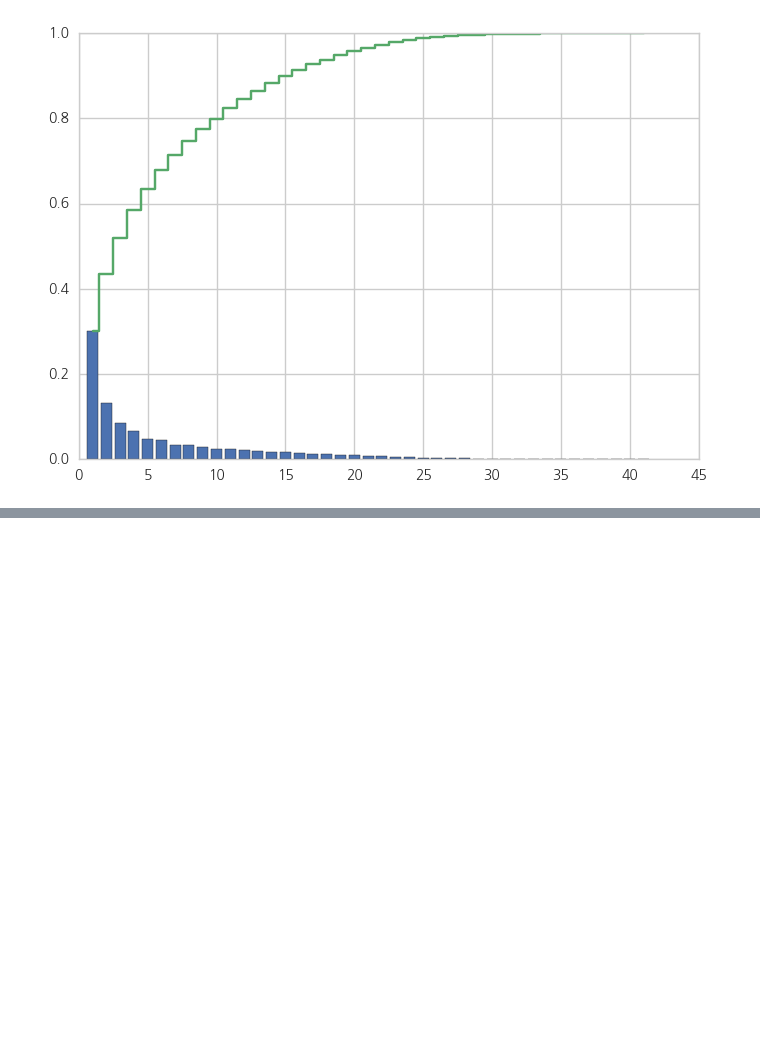
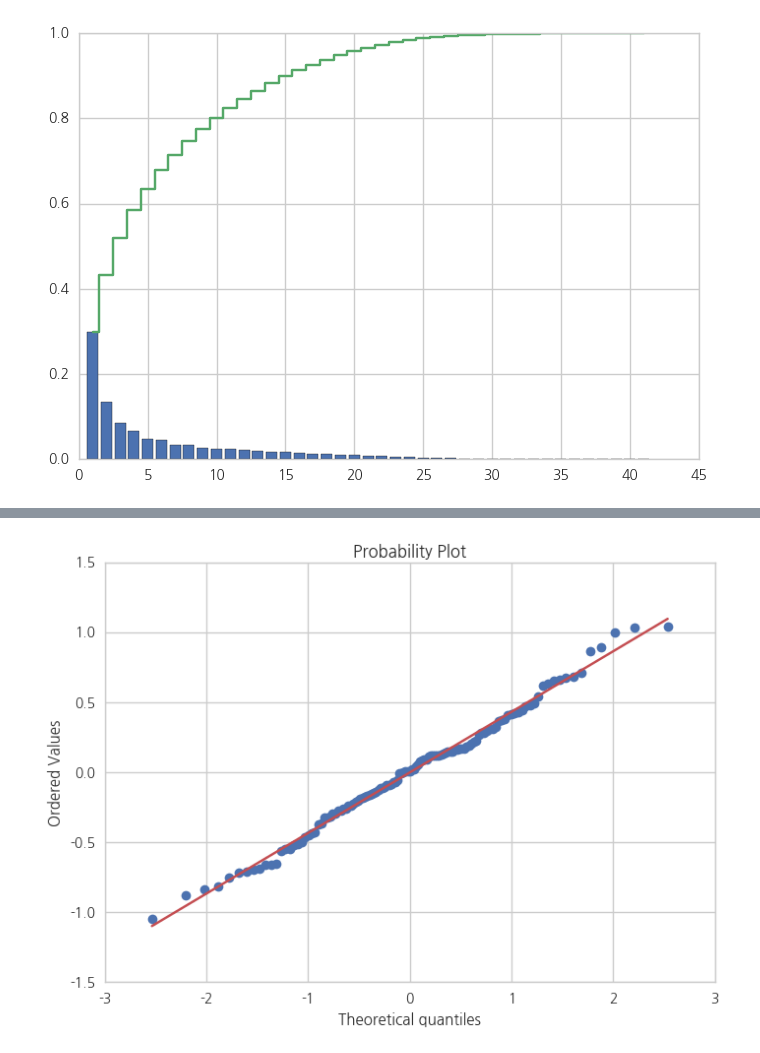
Before and after one commit to Wonheee/dss_team_project, a Jupyter notebook: Hitter_모델_PCA.ipynb, the cells around one changed output, grey strips where cells are left out. Saved outputs shown, nothing was run; the diff lists cells and outputs as text; code cells hidden in the pictures; blank space fills up the shorter version.

```diff
--- a/Hitter_모델_PCA.ipynb
+++ b/Hitter_모델_PCA.ipynb
@@ -29,0 +36,7 @@ IndexingError: Unalignable boolean Series key provided
+# %%
+dfX_hitter = dfX_hitter.drop(dfX_hitter.index[idx])
+dfy_hitter = dfy_hitter.drop(dfy_hitter.index[idx])
+# %%
+dfX_hitter.index = np.arange(1,len(dfX_hitter)+1)
+dfy_hitter.index = np.arange(1,len(dfy_hitter)+1)
+dfy_hitter.columns =['Salary']
@@ -47,9 +71,12 @@ sum
 # %%
 X_pca = PCA(n_components=10)
-X_pca.fit_transform(dfX_hitter1)
 
-dfX_pca = pd.DataFrame(X_pca.fit_transform(dfX_hitter1))
+dfX_pca = pd.DataFrame(X_pca.fit_transform(dfX_hitter))
+dfy_pca = np.log(dfy_hitter.astype(float))
+
 dfX_pca.columns = ['PC1','PC2','PC3','PC4','PC5','PC6','PC7','PC8','PC9','PC10']
+dfX_pca.index = np.arange(1,len(dfX_pca)+1)
+dfy_pca.index = np.arange(1,len(dfy_hitter)+1)
 
-PCA_model = pd.concat([dfX_pca, np.log(pd.DataFrame(dfy_hitter)+1)],axis=1)
-PCA_model.columns = ['PC1','PC2','PC3','PC4','PC5','PC6','PC7','PC8','PC9','PC10','logSalary']
+PCA_data = pd.concat([dfX_pca, dfy_pca],axis=1)
+PCA_data.columns = ['PC1','PC2','PC3','PC4','PC5','PC6','PC7','PC8','PC9','PC10','Salary']
@@ -61,0 +118,5 @@ TypeError: Could not operate 1 with block values cannot concatenate 'str' and 'i
+# %%
+regression = 'Salary ~ PC1 + PC2 + PC3 + PC4 + PC5 + PC6 + PC7 + PC8 + PC9 + PC10'
+model1 = sm.OLS.from_formula(regression, data=PCA_data)
+result1 = model1.fit()
+print(result1.summary())
@@ -61,0 +141,6 @@ TypeError: Could not operate 1 with block values cannot concatenate 'str' and 'i
+# %%
+plt.figure()
+sp.stats.probplot(result1.resid, plot=plt)
+plt.show()
+# %% [output]
+[figure, added]
```
Also changed, not shown: parts of 34 cells of this notebook, 2 other files.
